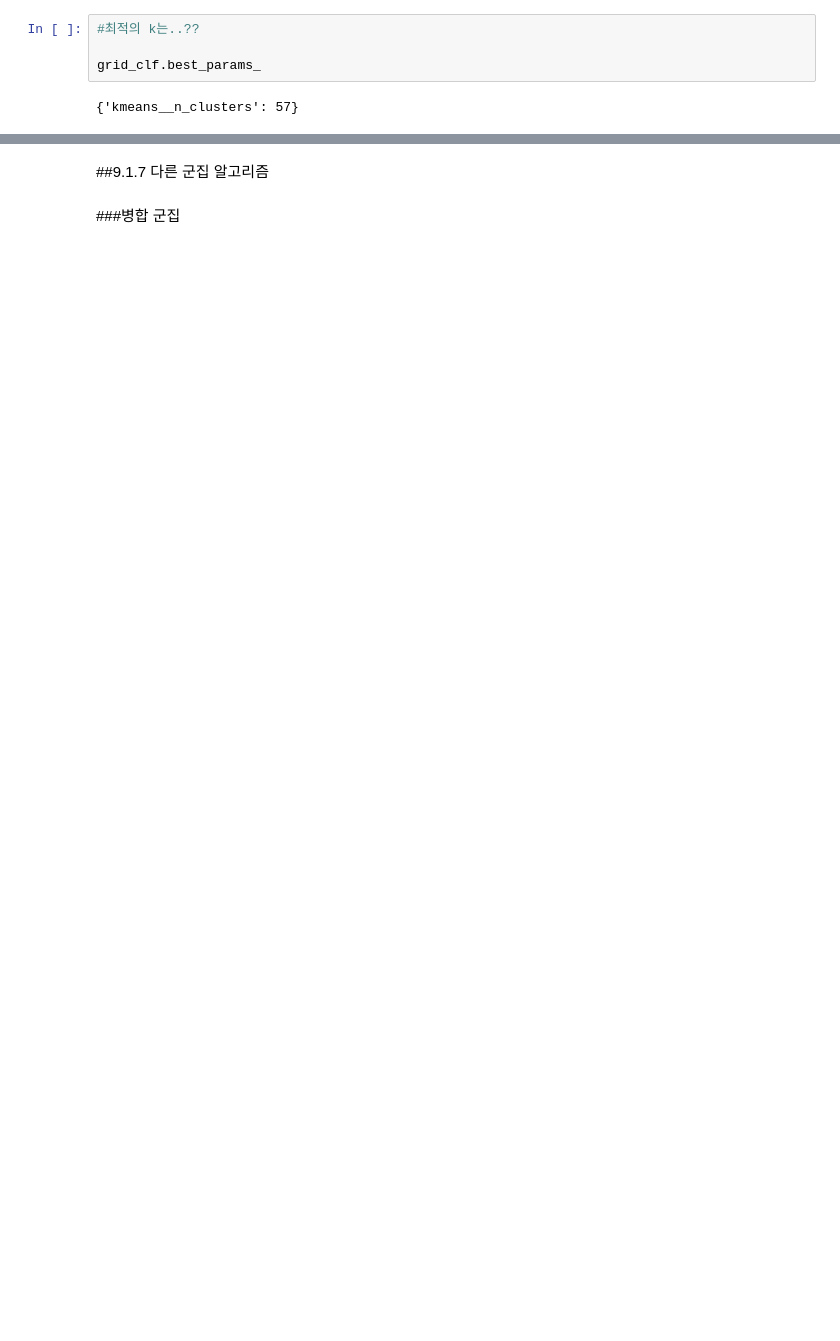
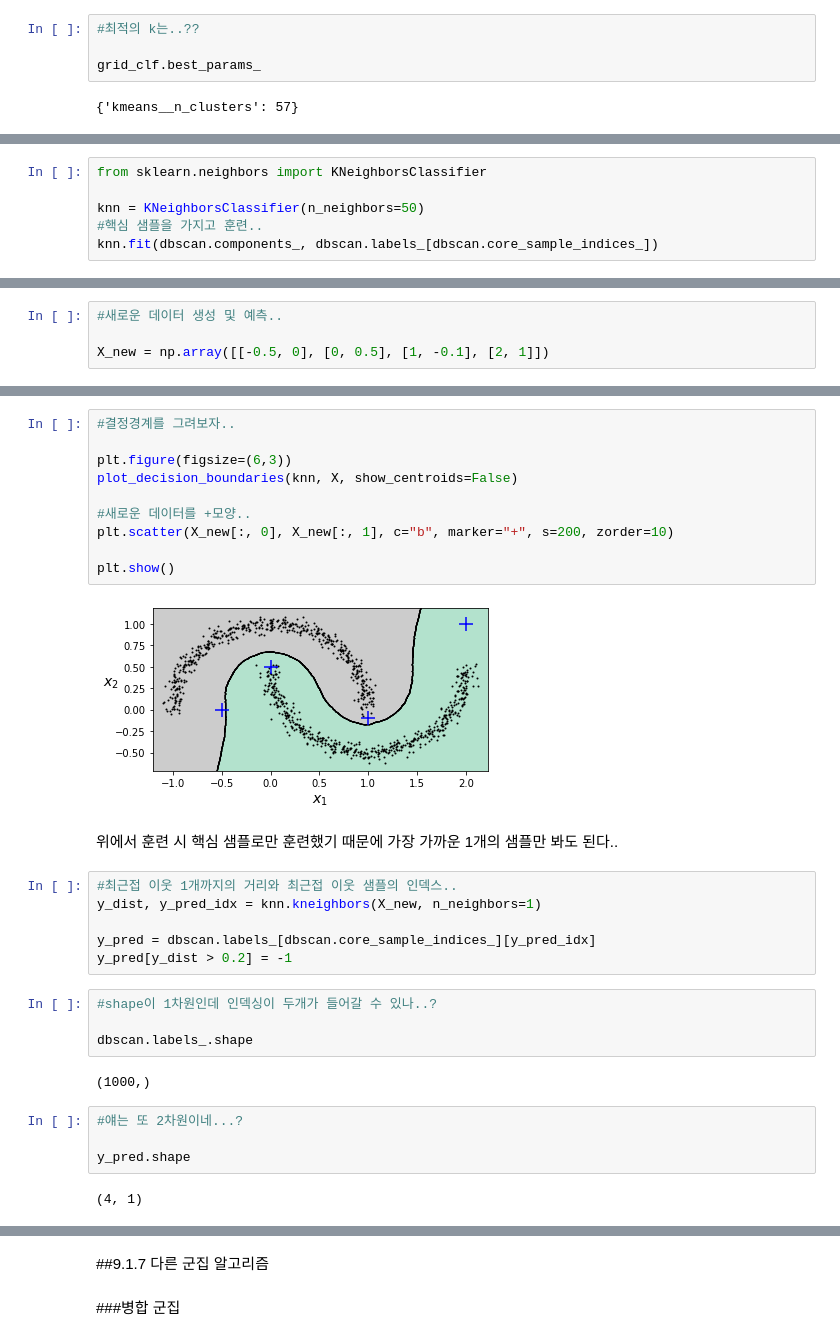
Before and after one commit to dong-tak123/BigAI, a Jupyter notebook: Hands_on_ML_2/Chapter9_비지도_학습.ipynb, the cells around one changed output, grey strips where cells are left out. Drawn from its saved outputs; the diff is of its cells as text; blank space fills up the shorter version.

```diff
--- a/Hands_on_ML_2/Chapter9_비지도_학습.ipynb
+++ b/Hands_on_ML_2/Chapter9_비지도_학습.ipynb
@@ -951,0 +1292,6 @@ grid_clf.best_params_
+# %%
+from sklearn.neighbors import KNeighborsClassifier
+
+knn = KNeighborsClassifier(n_neighbors=50)
+#핵심 샘플을 가지고 훈련..
+knn.fit(dbscan.components_, dbscan.labels_[dbscan.core_sample_indices_])
@@ -951,0 +1302,4 @@ grid_clf.best_params_
+# %%
+#새로운 데이터 생성 및 예측..
+
+X_new = np.array([[-0.5, 0], [0, 0.5], [1, -0.1], [2, 1]])
@@ -951,0 +1317,32 @@ grid_clf.best_params_
+# %%
+#결정경계를 그려보자..
+
+plt.figure(figsize=(6,3))
+plot_decision_boundaries(knn, X, show_centroids=False)
+
+#새로운 데이터를 +모양..
+plt.scatter(X_new[:, 0], X_new[:, 1], c="b", marker="+", s=200, zorder=10)
+
+plt.show()
+# %% [output]
+[figure, added]
+# %% [markdown]
+위에서 훈련 시 핵심 샘플로만 훈련했기 때문에 가장 가까운 1개의 샘플만 봐도 된다..
+# %%
+#최근접 이웃 1개까지의 거리와 최근접 이웃 샘플의 인덱스..
+y_dist, y_pred_idx = knn.kneighbors(X_new, n_neighbors=1)
+
+y_pred = dbscan.labels_[dbscan.core_sample_indices_][y_pred_idx]
+y_pred[y_dist > 0.2] = -1
+# %%
+#shape이 1차원인데 인덱싱이 두개가 들어갈 수 있나..?
+
+dbscan.labels_.shape
+# %% [output]
+(1000,)
+# %%
+#얘는 또 2차원이네...?
+
+y_pred.shape
+# %% [output]
+(4, 1)
```
Also changed, not shown: parts of 60 cells of this notebook.
